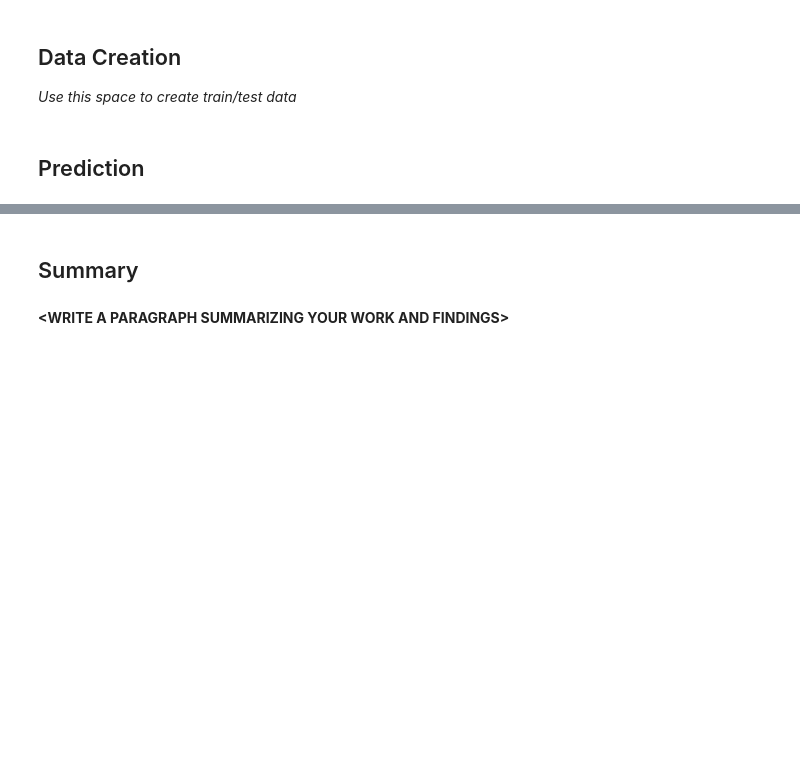
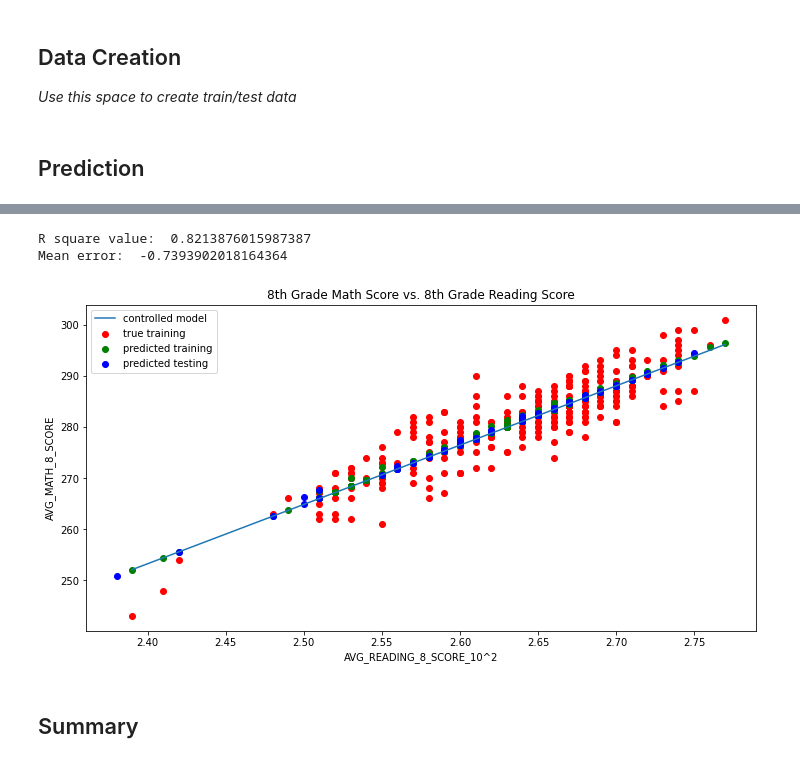
Before and after one commit to skurata681/MDST, a Jupyter notebook: checkpoint2/checkpoint2b.ipynb, the cells around one changed output, grey strips where cells are left out. Saved outputs shown, nothing was run; the diff lists cells and outputs as text; code cells hidden in the pictures; blank space fills up the shorter version.

```diff
--- a/checkpoint2/checkpoint2b.ipynb
+++ b/checkpoint2/checkpoint2b.ipynb
@@ -67,6 +151,10 @@ y = ??
+# %%
+X = df[['GOV_FUNDING_PER_8_STUDENT_10^5','AVG_READING_8_SCORE_10^2']]
+y = df.loc[X.index]['AVG_MATH_8_SCORE']
 # %%
+# tested with different test_sizes, .2 leads to most accurate model
 X_train, X_test, y_train, y_test = train_test_split(
-     X, y, test_size=??, random_state=0)
+     X, y, test_size=.2, random_state=0)
 # %% [markdown]
 <h2> Prediction </h2>
 # %% [markdown]
@@ -76,5 +165,5 @@ Chosen ML task: **<REGRESSION/CLASSIFICATION>**
 # %%
 # create your model here
-model =
+model = LinearRegression()
 # %%
 model.fit(X_train, y_train)
@@ -89,26 +180,34 @@ plot_confusion_matrix(model, X_test, y_test,
 # %%
 # FOR REGRESSION ONLY: (pick a single column to visualize results)
 
 # Results from this graph _should not_ be used as a part of your results -- it is just here to help with intuition.
 # Instead, look at the error values and individual intercepts.
 
 
-col_name = ??
+col_name = 'AVG_READING_8_SCORE_10^2'
 col_index = X_train.columns.get_loc(col_name)
 
 f = plt.figure(figsize=(12,6))
 plt.scatter(X_train[col_name], y_train, color = "red")
 plt.scatter(X_train[col_name], model.predict(X_train), color = "green")
 plt.scatter(X_test[col_name], model.predict(X_test), color = "blue")
 
 new_x = np.linspace(X_train[col_name].min(),X_train[col_name].max(),200)
 intercept = model.predict([X_train.sort_values(col_name).iloc[0]]) - X_train[col_name].min()*model.coef_[col_index]
 plt.plot(new_x, intercept+new_x*model.coef_[col_index])
 
 plt.legend(['controlled model','true training','predicted training','predicted testing'])
+plt.title('8th Grade Math Score vs. 8th Grade Reading Score')
 plt.xlabel(col_name)
-plt.ylabel(??)
+plt.ylabel('AVG_MATH_8_SCORE')
+
+# R square values close to 1 indicate high accuracy model
+print('R square value: ', model.score(X_test, y_test))
+# Mean error
+print('Mean error: ', np.mean(model.predict(X_test)-y_test))
+# %% [output]
+R square value:  0.8213876015987387
+Mean error:  -0.7393902018164364
+[figure, added]
 # %% [markdown]
 <h2> Summary </h2>
-# %% [markdown]
-**<WRITE A PARAGRAPH SUMMARIZING YOUR WORK AND FINDINGS\>**
```
Also changed, not shown: parts of 21 cells of this notebook.
